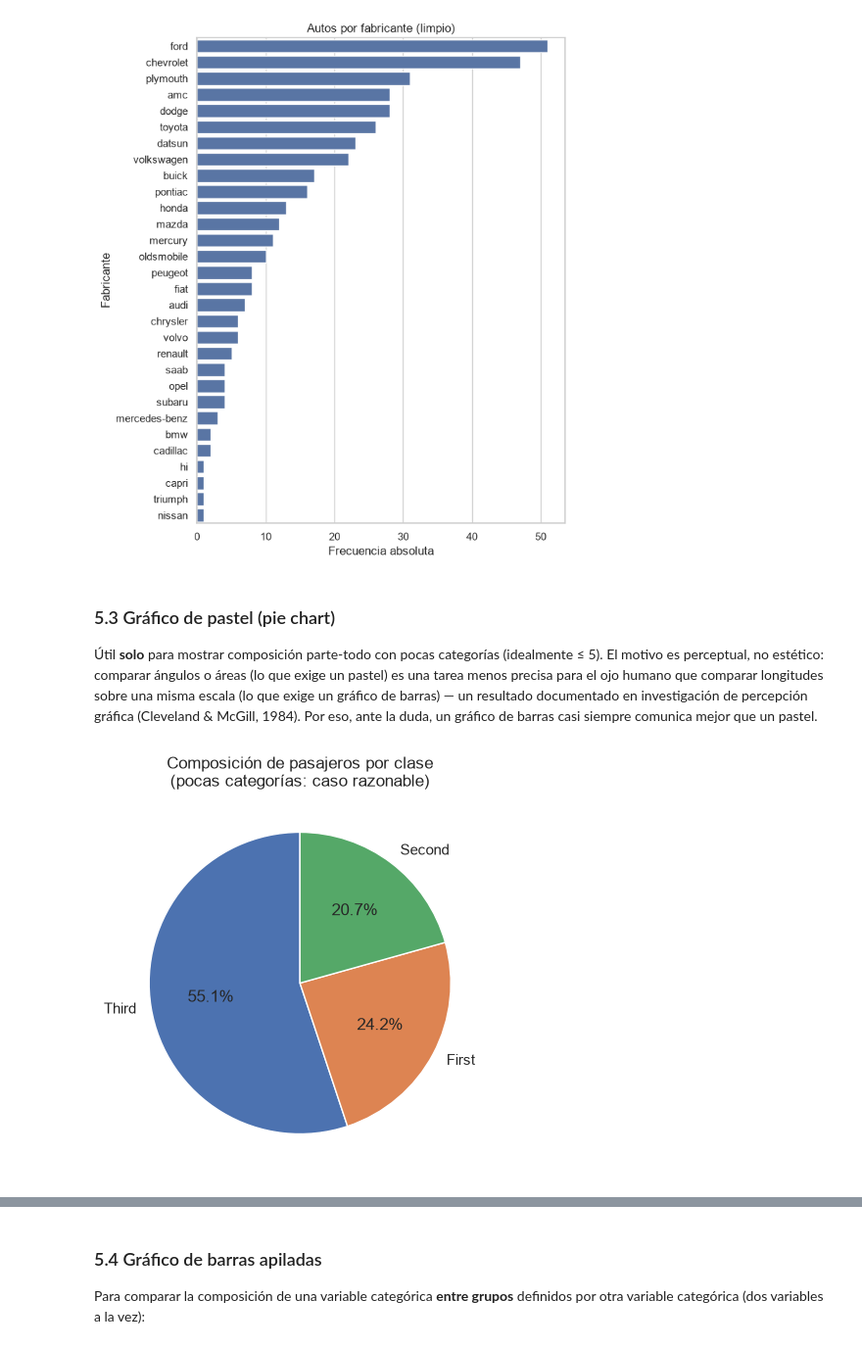
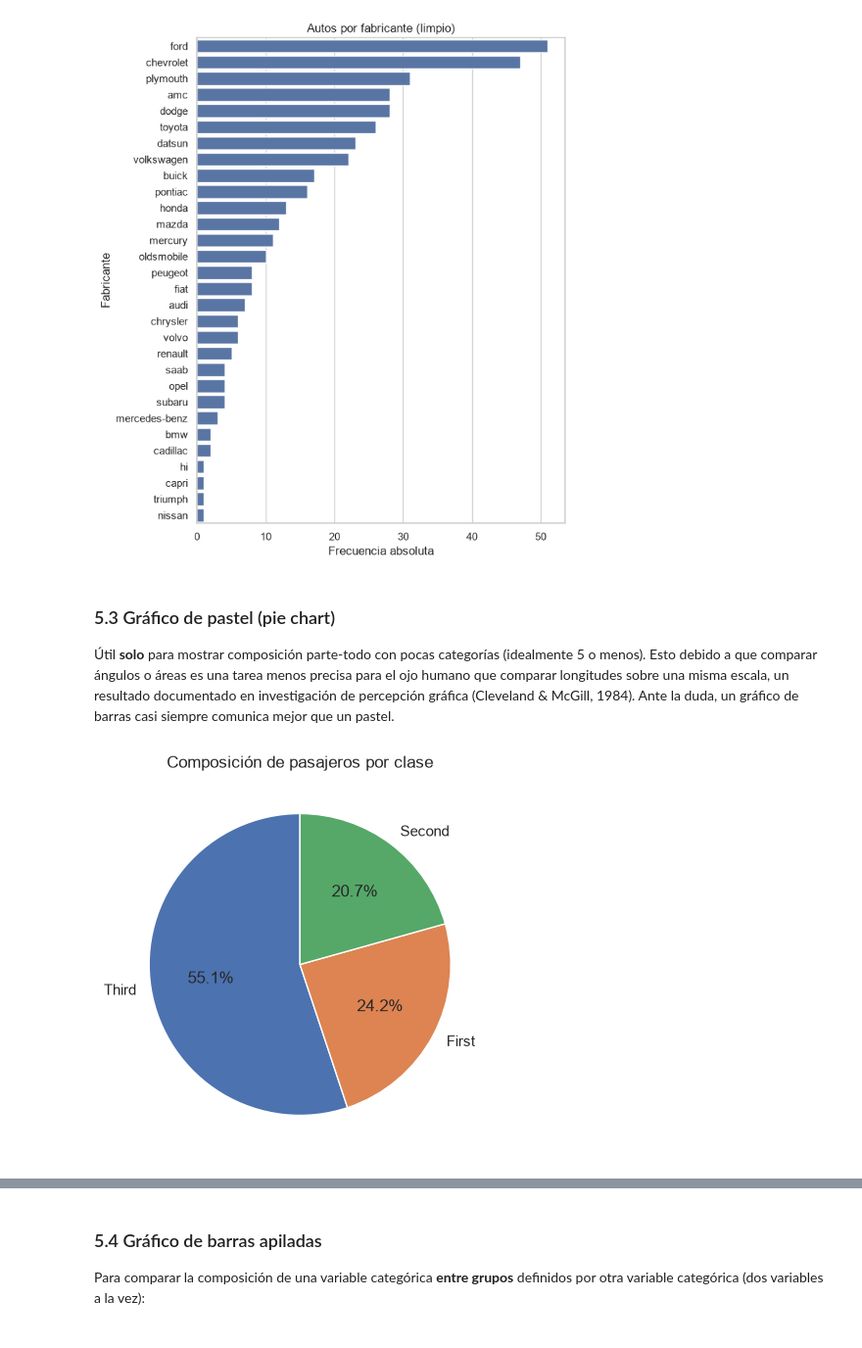
Before and after one commit to nicolasggiraldo/esp_estadistica_202607, a Jupyter notebook: notebooks/04_estadistica_descriptiva_datos_categoricos.ipynb, the cells around one changed output, grey strips where cells are left out. Shown at 98% size. Saved outputs shown, nothing was run; the diff lists cells and outputs as text; code cells hidden in the pictures.

```diff
--- a/notebooks/04_estadistica_descriptiva_datos_categoricos.ipynb
+++ b/notebooks/04_estadistica_descriptiva_datos_categoricos.ipynb
@@ -332,16 +332,16 @@ plt.show()
 # %% [markdown]
 ### 5.3 Gráfico de pastel (pie chart)
 
-Útil **solo** para mostrar composición parte-todo con pocas categorías (idealmente ≤ 5). El motivo es perceptual, no estético: comparar ángulos o áreas (lo que exige un pastel) es una tarea menos precisa para el ojo humano que comparar longitudes sobre una misma escala (lo que exige un gráfico de barras) — un resultado documentado en investigación de percepción gráfica (Cleveland & McGill, 1984). Por eso, ante la duda, un gráfico de barras casi siempre comunica mejor que un pastel.
+Útil **solo** para mostrar composición parte-todo con pocas categorías (idealmente 5 o menos). Esto debido a que comparar ángulos o áreas es una tarea menos precisa para el ojo humano que comparar longitudes sobre una misma escala, un resultado documentado en investigación de percepción gráfica (Cleveland & McGill, 1984). Ante la duda, un gráfico de barras casi siempre comunica mejor que un pastel.
 # %%
 conteo_class = titanic["class"].value_counts()
 
 fig, ax = plt.subplots(figsize=(5, 5))
 ax.pie(conteo_class, labels=conteo_class.index, autopct="%1.1f%%", startangle=90)
-ax.set_title("Composición de pasajeros por clase\n(pocas categorías: caso razonable)")
+ax.set_title("Composición de pasajeros por clase")
 plt.show()
 # %% [output]
-[figure, old version]
+[figure, new version]
 # %%
 # Mismo tipo de gráfico, pero con muchas categorías: se vuelve ilegible
 fig, ax = plt.subplots(figsize=(7, 7))
```
Also changed, not shown: parts of 11 cells of this notebook, 2 other files.
